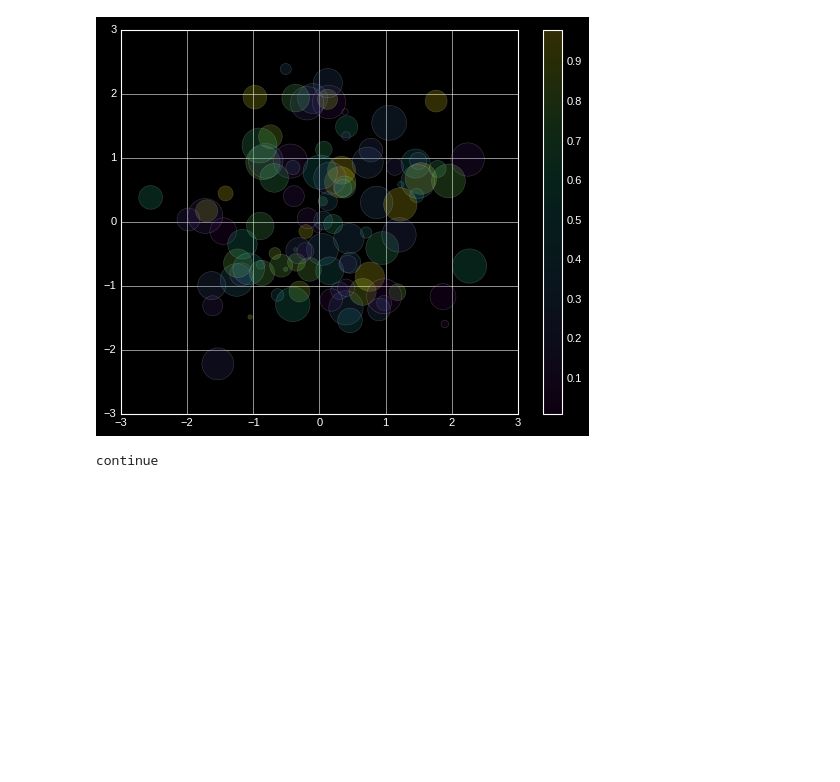
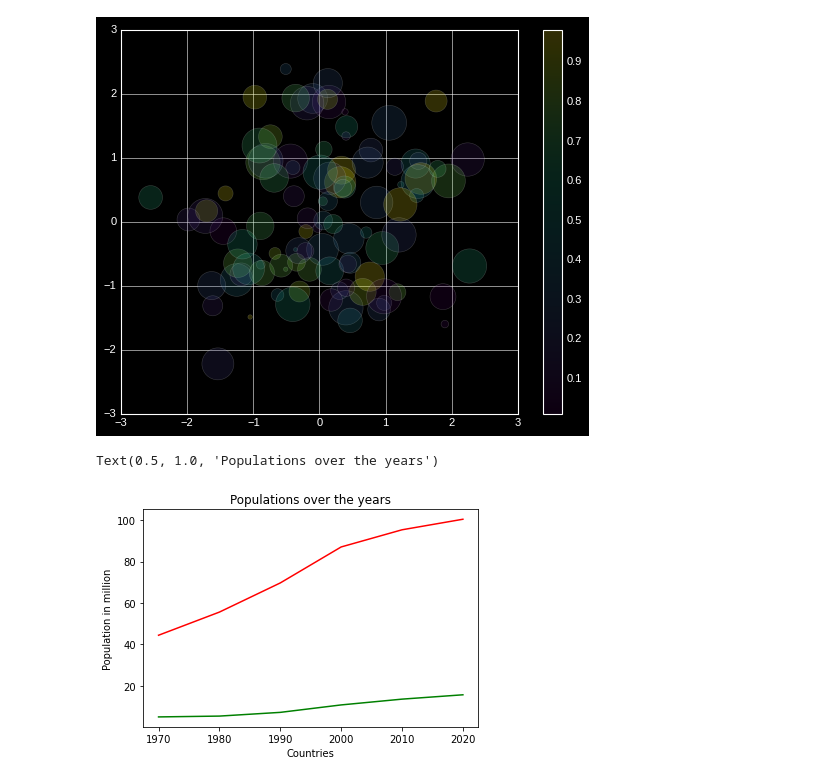
Before and after one commit to muwongelawrence-tech/IMDB_Analysis, a Jupyter notebook: MDB movies notebook.ipynb, the cells around one changed output. Cells and saved outputs as stored; diff of their text form; code cells hidden in the pictures; blank space fills up the shorter version.

Commit message:
addition of more data visualization techniques

```diff
--- a/MDB movies notebook.ipynb
+++ b/MDB movies notebook.ipynb
@@ -581,6 +581,18 @@ plt.colorbar();  # To show the color scale
 # %% [output]
 [figure]
 # %%
-print("continue")
+# 2. Line Plots#
+# 2. Getting the Data
+year = [1970, 1980, 1990, 2000, 2010, 2020]
+pop_A = [4.9, 5.3, 7.1, 10.7, 13.5, 15.6]
+pop_B = [44.4, 55.6, 69.7, 87.1, 95.4, 100.5]
+
+# 3. Visualising the Data
+plt.plot(year, pop_A, color='g')
+plt.plot(year, pop_B, color='r')
+plt.xlabel('Countries')
+plt.ylabel('Population in million')
+plt.title('Populations over the years')
 # %% [output]
-continue
+Text(0.5, 1.0, 'Populations over the years')
+[figure, added]
```
Also changed, not shown: parts of 5 cells of this notebook.
